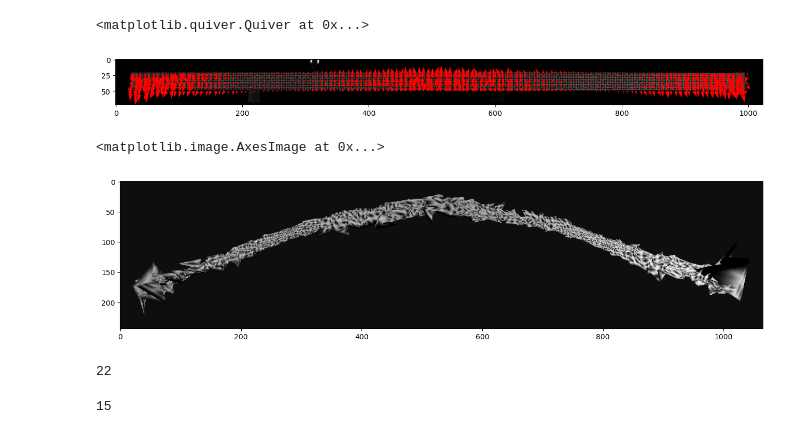
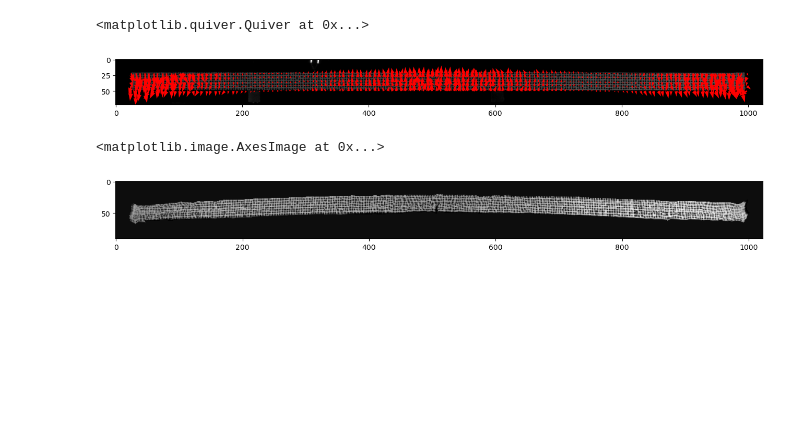
Before and after one commit to ladisk/pyidi, a Jupyter notebook: MM_dev.ipynb, the cells around one changed output. Cells and saved outputs as stored; diff of their text form; code cells hidden in the pictures; blank space fills up the shorter version.

```diff
--- a/MM_dev.ipynb
+++ b/MM_dev.ipynb
@@ -43,7 +43,7 @@ shell = mesh.delaunay_2d()
 vect = np.column_stack((mode_1, -mode_0, np.ones(mode_0.shape) * 0.01))
 
 shell.add_field_data(vect, "vectors")
-shell_def = shell.warp_by_vector(vectors="vectors", factor = 4500)
+shell_def = shell.warp_by_vector(vectors="vectors", factor = 500)
 # %%
 pl = pv.Plotter(notebook=False)
 pl.add_axes()
@@ -80,10 +80,13 @@ def init_output_image(input_image, coord):
     new_width = int(max_x - min_x + 2 * min_distance)
     new_height = int(max_y - min_y + 2 * min_distance)
 
+    dy = int(abs(min_distance - min_y))
+    dx = int(abs(min_distance - min_x))
+
     out = np.ones((new_height, new_width)) * np.average(input_image) * 0.3
-    # out[int(min_distance) : int(min_distance + input_height), int(min_distance) : int(min_distance + input_width)] = input_image * 0.3
+    # out[dy : dy + input_height, dx : dx + input_width] = input_image * 0.3
 
-    return out, int(-min_y + min_distance), int(-min_x + min_distance)
+    return out, dy, dx
 
 fig_out, a, b = init_output_image(fig, coord)
 
@@ -111,49 +114,39 @@ for i in range(shell.n_cells):
     )
 
     crop_1 = cv.warpAffine(
         src = crop_0,
         M = aff_mat,
         dsize = (rect_1[2], rect_1[3]),
         dst = None,
         flags = cv.INTER_LINEAR,
         borderMode = cv.BORDER_REFLECT_101,
     )
 
     mask = np.zeros((rect_1[3], rect_1[2]), dtype=np.float32)
     mask = cv.fillConvexPoly(
         img = mask,
         points = np.int32(reg_1),
         color = 1,
         lineType = cv.LINE_AA,
         shift=0
     )
-    try:
-        fig_out[
-            rect_1[1] + a : rect_1[1] + rect_1[3] + a,
-            rect_1[0] + b : rect_1[0] + rect_1[2] + b
-        ] = fig_out[
-            rect_1[1] + a : rect_1[1] + rect_1[3] + a,
-            rect_1[0] + b : rect_1[0] + rect_1[2] + b
-        ] * (1.0 - mask) + crop_1 * mask
 
-    except:
-        pass
+    fig_out[
+        rect_1[1] + a : rect_1[1] + rect_1[3] + a,
+        rect_1[0] + b : rect_1[0] + rect_1[2] + b
+    ] = fig_out[
+        rect_1[1] + a : rect_1[1] + rect_1[3] + a,
+        rect_1[0] + b : rect_1[0] + rect_1[2] + b
+    ] * (1.0 - mask) + crop_1 * mask
+
 
 plt.imshow(fig_out, 'gray')
 # plt.quiver(coord[:,1] + a//2,
 #            coord[:,0] + b//2,
 #            mode_1,
 #            mode_0,
 #            color = 'r',
 #            scale = 1.5)
 # %% [output]
 <matplotlib.image.AxesImage at 0x...>
-[figure, old version]
+[figure, new version]
-# %%
-a
-# %% [output]
-22
-# %%
-b
-# %% [output]
-15
```
Also changed, not shown: 1 other file.
